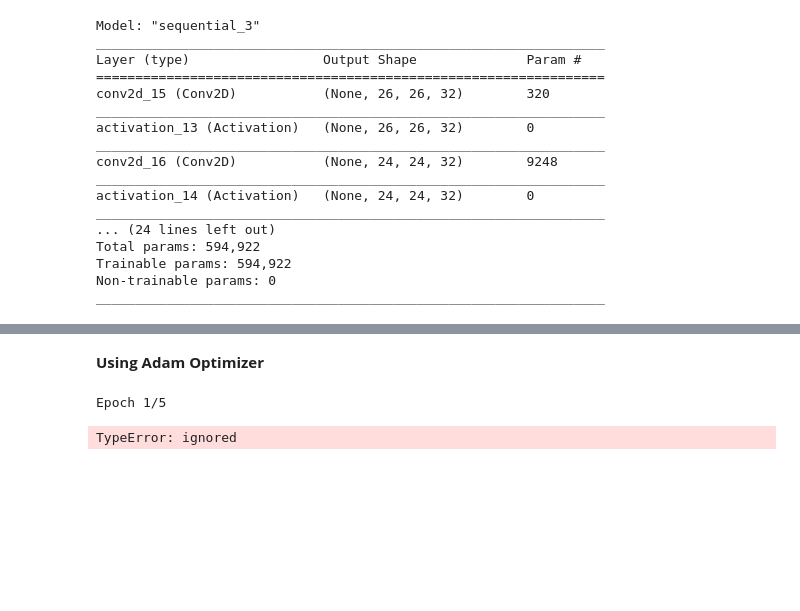
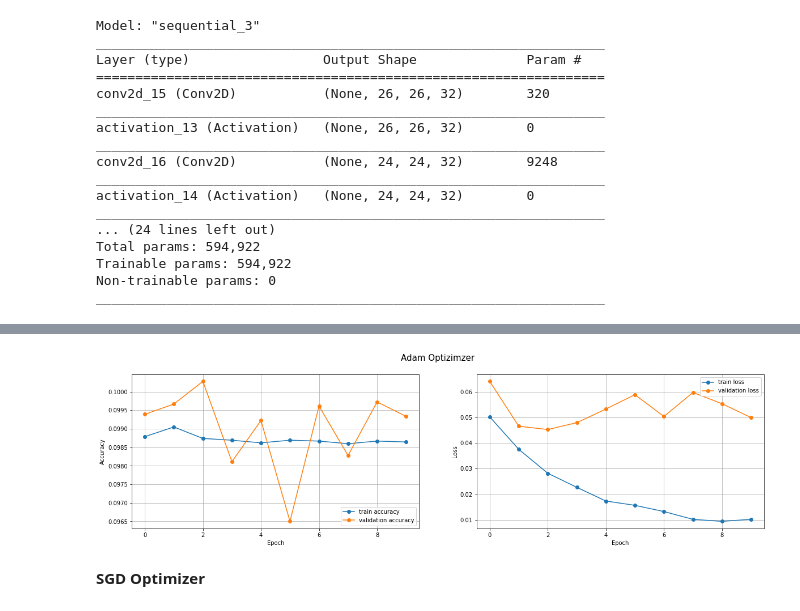
Before and after one commit to afridimozumder/cvpr_aiub, a Jupyter notebook: mid_project.ipynb, the cells around one changed output, grey strips where cells are left out. Saved outputs shown, nothing was run; the diff lists cells and outputs as text; code cells hidden in the pictures; blank space fills up the shorter version.

```diff
--- a/mid_project.ipynb
+++ b/mid_project.ipynb
@@ -174,3 +196,6 @@ Epoch 12/12
 # %%
 import tensorflow as tf
 from keras.optimizer_v2 import optimizer_v2
+# %%
+(Xtrain, Ytrain), (Xtest, Ytest) = tf.keras.datasets.mnist.load_data()
+Xtrain, Xtest = Xtrain.reshape(Xtrain.shape[0], 28, 28, 1).astype('float32') / 255, Xtest.reshape(Xtest.shape[0], 28, 28, 1).astype('float32')/255
@@ -176,0 +204,13 @@ from keras.optimizer_v2 import optimizer_v2
+# %%
+model = tf.keras.Sequential([
+	tf.keras.Input(shape=(28, 28, 1)),
+	tf.keras.layers.Conv2D(filters=16, kernel_size=(5, 5), activation='relu'),
+	tf.keras.layers.MaxPool2D(pool_size=(2, 2)),
+	tf.keras.layers.Conv2D(filters=32, kernel_size=(5, 5), activation='relu'),
+	tf.keras.layers.MaxPool2D(pool_size=(2, 2)),
+
+	tf.keras.layers.Flatten(),
+	tf.keras.layers.Dense(units=64, activation='relu'),
+	tf.keras.layers.Dense(units=10, activation='softmax')
+])
+model.summary()
@@ -176,0 +237,8 @@ from keras.optimizer_v2 import optimizer_v2
+# %%
+model.compile(
+	optimizer = tf.keras.optimizers.Adam(),
+	loss = tf.keras.losses.sparse_categorical_crossentropy,
+	metrics = ['accuracy']
+)
+# %%
+r = model.fit(x=Xtrain, y=Ytrain, epochs=10, validation_split = 0.3)
@@ -177,2 +266,24 @@ from keras.optimizer_v2 import optimizer_v2
+# %%
+plt.figure(figsize=(20,5))
+plt.suptitle('Adam Optizimzer', fontsize = 15)
+plt.subplot(1,2,1)
+plt.plot(r.history['accuracy'], 'o-', label = 'train accuracy')
+plt.plot(r.history['val_accuracy'], 'o-', label = 'validation accuracy')
+plt.xlabel('Epoch')
+plt.ylabel('Accuracy')
+plt.grid(True)
+plt.legend(loc='lower right')
+
+plt.subplot(1,2,2)
+plt.plot(r.history['loss'], 'o-', label = 'train loss')
+plt.plot(r.history['val_loss'], 'o-', label = 'validation loss')
+plt.xlabel('Epoch')
+plt.ylabel('Loss')
+plt.grid(True)
+plt.legend(loc='upper right')
+
+plt.show()
+# %% [output]
+[figure, added]
 # %% [markdown]
- **Using Adam Optimizer**
+**SGD Optimizer**
@@ -190,8 +289,0 @@ test_generator = test_gen.flow(x_test, y_test, batch_size=64)
-# %%
-#model.fit(X_train, y_train, batch_size=128, epochs=1, validation_data=(X_test, y_test))
-
-model.fit_generator(train_generator, steps_per_epoch=60000//64, epochs=5,
-                    validation_data=test_generator, validation_steps=10000//64)
-# %% [output]
-Epoch 1/5
-TypeError: ignored
```
Also changed, not shown: parts of 10 cells of this notebook.
